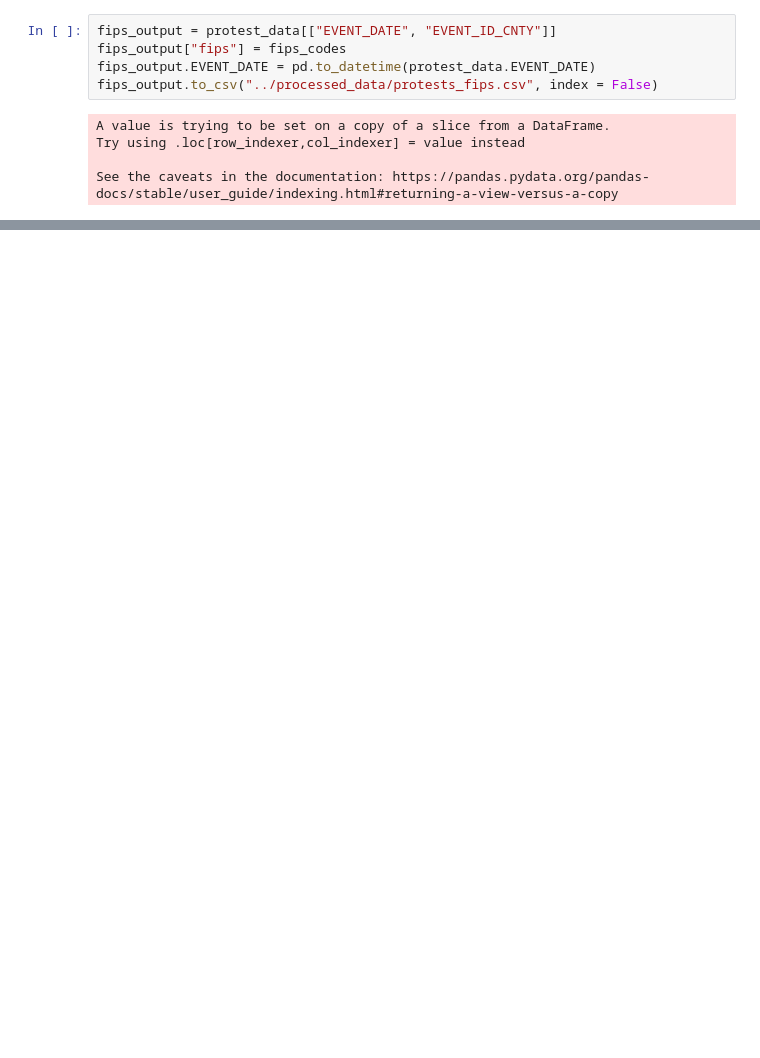
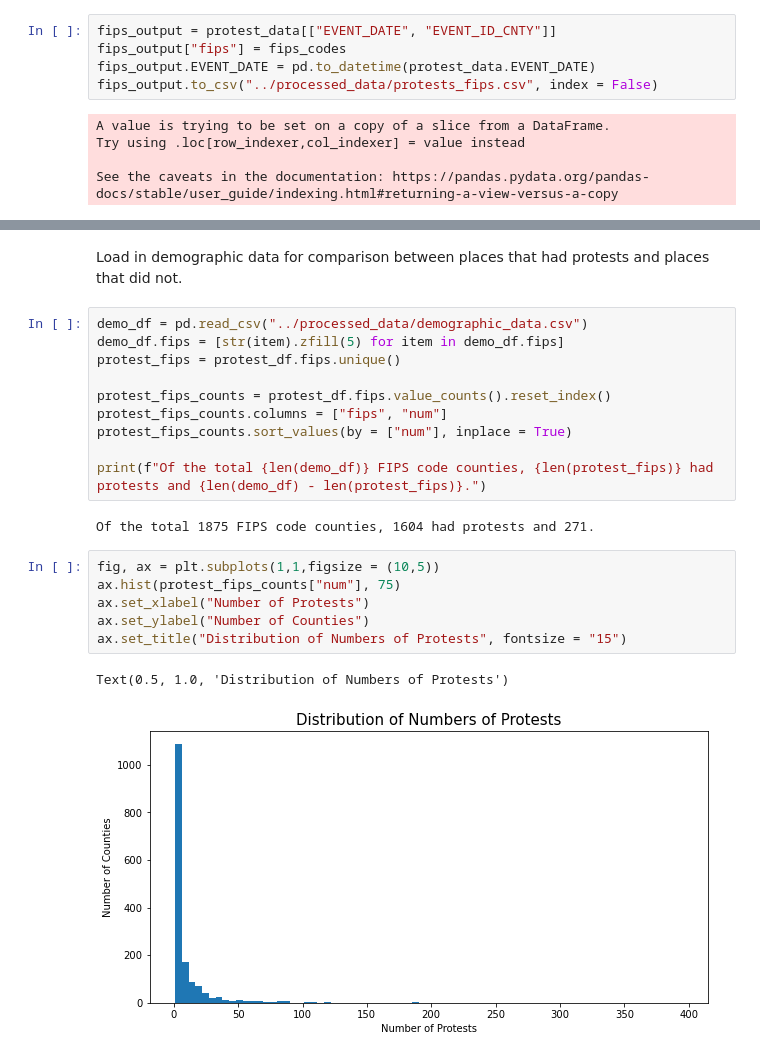
Before and after one commit to MichaelYinGH/ac209project, a Jupyter notebook: notebooks/protest_data.ipynb, the cells around one changed output, grey strips where cells are left out. Cells and saved outputs as stored; diff of their text form; blank space fills up the shorter version.

```diff
--- a/notebooks/protest_data.ipynb
+++ b/notebooks/protest_data.ipynb
@@ -248,0 +304,23 @@ See the caveats in the documentation: https://pandas.pydata.org/pandas-docs/stab
+# %% [markdown]
+Load in demographic data for comparison between places that had protests and places that did not.
+# %%
+demo_df = pd.read_csv("../processed_data/demographic_data.csv")
+demo_df.fips = [str(item).zfill(5) for item in demo_df.fips]
+protest_fips = protest_df.fips.unique()
+
+protest_fips_counts = protest_df.fips.value_counts().reset_index()
+protest_fips_counts.columns = ["fips", "num"]
+protest_fips_counts.sort_values(by = ["num"], inplace = True)
+
+print(f"Of the total {len(demo_df)} FIPS code counties, {len(protest_fips)} had protests and {len(demo_df) - len(protest_fips)}.")
+# %% [output]
+Of the total 1875 FIPS code counties, 1604 had protests and 271.
+# %%
+fig, ax = plt.subplots(1,1,figsize = (10,5))
+ax.hist(protest_fips_counts["num"], 75)
+ax.set_xlabel("Number of Protests")
+ax.set_ylabel("Number of Counties")
+ax.set_title("Distribution of Numbers of Protests", fontsize = "15")
+# %% [output]
+Text(0.5, 1.0, 'Distribution of Numbers of Protests')
+[figure, added]
```
Also changed, not shown: parts of 17 cells of this notebook.
